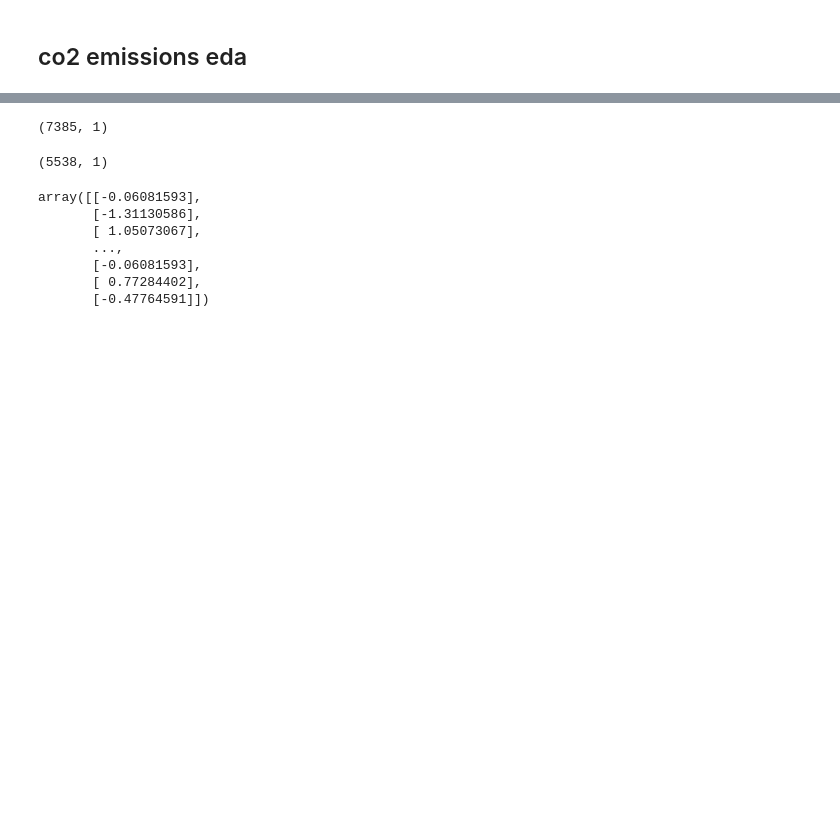
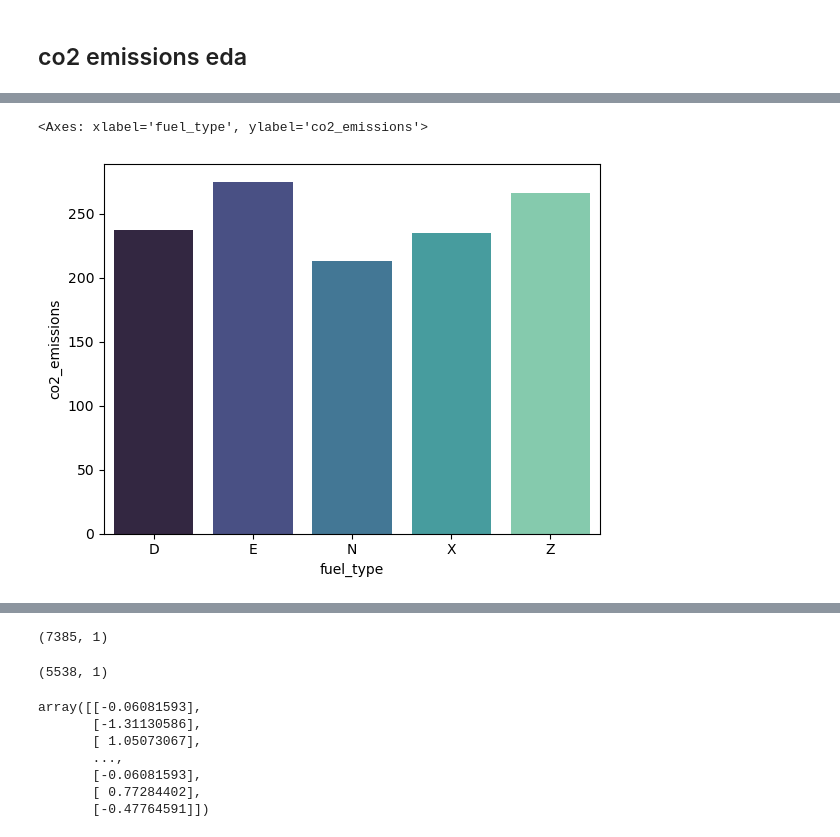
Before and after one commit to gops26/ml_project2, a Jupyter notebook: notebooks/co2emssions.ipynb, the cells around one changed output, grey strips where cells are left out. Saved outputs shown, nothing was run; the diff lists cells and outputs as text; code cells hidden in the pictures; blank space fills up the shorter version.

```diff
--- a/notebooks/co2emssions.ipynb
+++ b/notebooks/co2emssions.ipynb
@@ -220,0 +280,9 @@ sns.heatmap(df[corr_df].corr(), annot=True, cmap='viridis')
+# %%
+groupdata_1 = df.groupby("fuel_type")
+
+
+
+sns.barplot(x=groupdata_1["co2_emissions"].mean().index, y=groupdata_1["co2_emissions"].mean(), palette="mako")
+# %% [output]
+<Axes: xlabel='fuel_type', ylabel='co2_emissions'>
+[figure, added]
```
Also changed, not shown: parts of 15 cells of this notebook, 7 other files.
